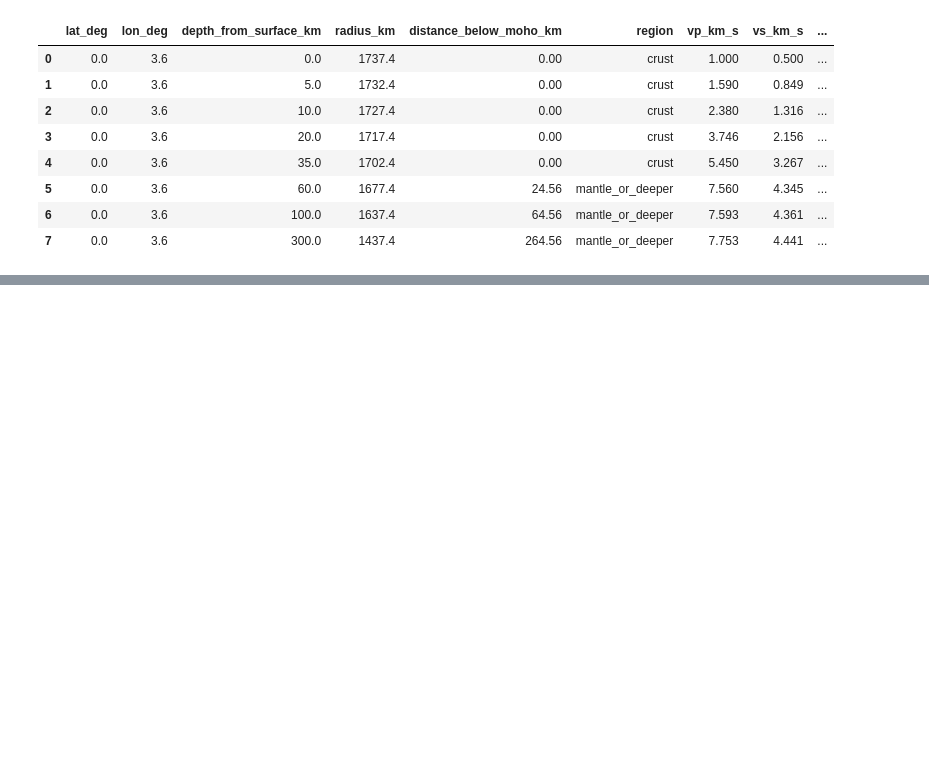
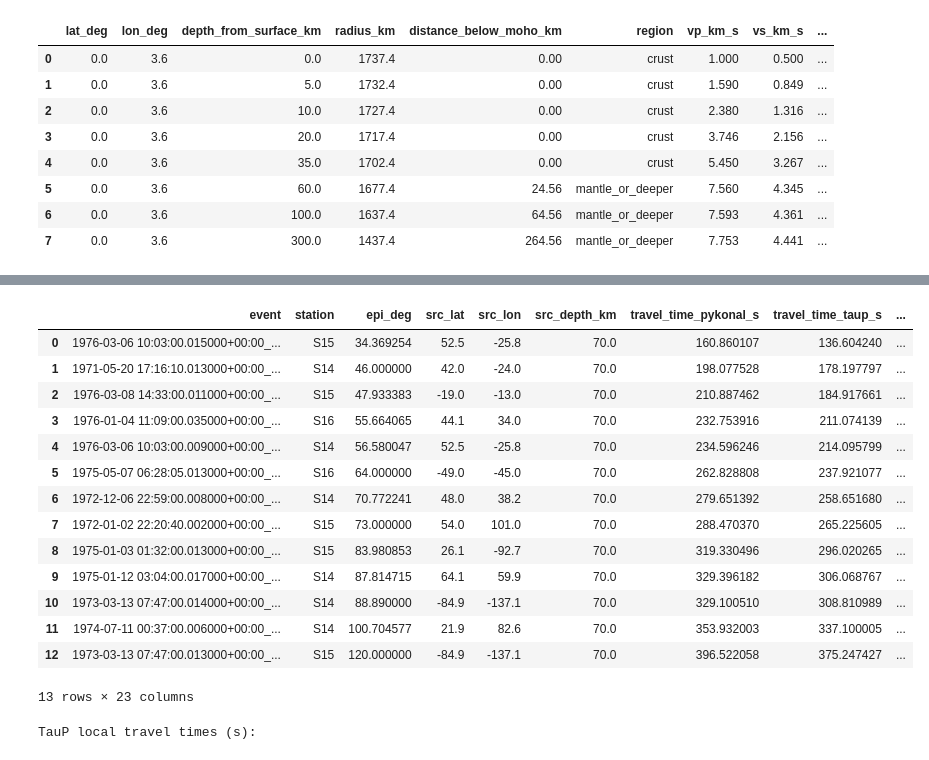
Before and after one commit to RamonMargarit/Heterogeneities-project, a Jupyter notebook: notebooks/Ray_Paths_3D_Reference_Model_Margarit.ipynb, the cells around one changed output, grey strips where cells are left out. Cells and saved outputs as stored; diff of their text form; code cells hidden in the pictures; blank space fills up the shorter version.

```diff
--- a/notebooks/Ray_Paths_3D_Reference_Model_Margarit.ipynb
+++ b/notebooks/Ray_Paths_3D_Reference_Model_Margarit.ipynb
@@ -866,6 +954,39 @@ display(catalog_df[["event", "station", "epi_deg", "lat", "Lon", "depth_km"]])
 # %%
+result_columns = [
+    "event",
+    "station",
+    "epi_deg",
+    "src_lat",
+    "src_lon",
+    "src_depth_km",
+    "travel_time_pykonal_s",
+    "travel_time_taup_s",
+    "travel_time_taup_source_local_s",
+    "travel_time_taup_receiver_local_s",
+    "travel_time_taup_local_mean_s",
+    "delta_t_pykonal_minus_taup_s",
+    "delta_t_pykonal_minus_taup_local_mean_s",
+    "delta_t_taup_local_mean_minus_taup_s",
+    "phase",
+    "taup_phase_name",
+    "taup_source_local_phase_name",
+    "taup_receiver_local_phase_name",
+    "source_local_crust_thickness_km",
+    "receiver_local_crust_thickness_km",
+    "trace_method",
+    "seeded_nodes",
+    "trace_stop_reason",
+]
+
 solutions = []
+skipped_events = []
 for row in catalog_df.to_dict(orient="records"):
+    epi_deg = pd.to_numeric(row.get("epi_deg", np.nan), errors="coerce")
+    if not np.isfinite(epi_deg):
+        skipped_events.append({"event": row.get("event"), "reason": "missing epi_deg"})
+        continue
+
+    row["epi_deg"] = float(epi_deg)
     sol = solve_event_with_pykonal_cartesian(row, velocity_3d, xyz_axis)
     taup_ref = build_taup_reference(row, taup_model)
     taup_source = build_local_taup_reference(row, Reference_Model_Margarit_3D, role_tag="source")
@@ -895,41 +1016,76 @@ for row in catalog_df.to_dict(orient="records"):
     sol["taup_local_mean_ray_xyz"] = local_mean_ray_xyz
     solutions.append(sol)
 
-results_df = pd.DataFrame([
+result_rows = [
     {
         "event": sol["event"],
         "station": sol["station"],
         "epi_deg": sol["epi_deg"],
         "src_lat": sol["src_lat"],
         "src_lon": sol["src_lon"],
         "src_depth_km": sol["src_depth_km"],
         "travel_time_pykonal_s": sol["travel_time_s"],
         "travel_time_taup_s": sol["taup_travel_time_s"],
         "travel_time_taup_source_local_s": sol["taup_source_local_travel_time_s"],
         "travel_time_taup_receiver_local_s": sol["taup_receiver_local_travel_time_s"],
         "travel_time_taup_local_mean_s": sol["taup_local_mean_travel_time_s"],
         "delta_t_pykonal_minus_taup_s": sol["travel_time_s"] - sol["taup_travel_time_s"],
         "delta_t_pykonal_minus_taup_local_mean_s": sol["travel_time_s"] - sol["taup_local_mean_travel_time_s"],
         "delta_t_taup_local_mean_minus_taup_s": sol["taup_local_mean_travel_time_s"] - sol["taup_travel_time_s"],
         "phase": PHASE_NAME,
         "taup_phase_name": sol["taup_phase_name"],
         "taup_source_local_phase_name": sol["taup_source_local_phase_name"],
         "taup_receiver_local_phase_name": sol["taup_receiver_local_phase_name"],
         "source_local_crust_thickness_km": sol["taup_source_local_model_info"]["crust_thickness_km"],
         "receiver_local_crust_thickness_km": sol["taup_receiver_local_model_info"]["crust_thickness_km"],
         "trace_method": sol["trace_method"],
         "seeded_nodes": sol["seeded_nodes"],
         "trace_stop_reason": sol["trace_stop_reason"],
     }
     for sol in solutions
-]).sort_values(["epi_deg", "station"]).reset_index(drop=True)
+]
+
+results_df = pd.DataFrame(result_rows, columns=result_columns)
+if not results_df.empty:
+    results_df = results_df.sort_values(["epi_deg", "station"]).reset_index(drop=True)
 
 RESULTS_CSV.parent.mkdir(parents=True, exist_ok=True)
 results_df.to_csv(RESULTS_CSV, index=False)
 
 display(results_df)
-print(f"Mean residual (pykonal - TauP 1D Garcia): {results_df['delta_t_pykonal_minus_taup_s'].mean():.3f} s")
-print(f"Mean residual (pykonal - TauP local mean): {results_df['delta_t_pykonal_minus_taup_local_mean_s'].mean():.3f} s")
-print(f"RMS residual vs TauP 1D Garcia: {np.sqrt(np.mean(results_df['delta_t_pykonal_minus_taup_s'] ** 2)):.3f} s")
-print(f"RMS residual vs TauP local mean: {np.sqrt(np.mean(results_df['delta_t_pykonal_minus_taup_local_mean_s'] ** 2)):.3f} s")
+if skipped_events:
+    print(f"Skipped events without usable epi_deg: {len(skipped_events)}")
+if results_df.empty:
+    print("No events with usable epicentral distance. Results table is empty.")
+else:
+    taup_summary_cols = [
+        "event",
+        "station",
+        "travel_time_taup_source_local_s",
+        "travel_time_taup_receiver_local_s",
+        "travel_time_taup_local_mean_s",
+    ]
+    print("TauP local travel times (s):")
+    display(results_df[taup_summary_cols])
+    print(f"Mean residual (pykonal - TauP 1D Garcia): {results_df['delta_t_pykonal_minus_taup_s'].mean():.3f} s")
+    print(f"Mean residual (pykonal - TauP local mean): {results_df['delta_t_pykonal_minus_taup_local_mean_s'].mean():.3f} s")
+    print(f"RMS residual vs TauP 1D Garcia: {np.sqrt(np.mean(results_df['delta_t_pykonal_minus_taup_s'] ** 2)):.3f} s")
+    print(f"RMS residual vs TauP local mean: {np.sqrt(np.mean(results_df['delta_t_pykonal_minus_taup_local_mean_s'] ** 2)):.3f} s")
 print(f"Saved results to: {RESULTS_CSV}")
+# %% [output]
+|  | event | station | epi_deg | src_lat | src_lon | src_depth_km | travel_time_pykonal_s | travel_time_taup_s | ... |
+| 0 | 1976-03-06 10:03:00.015000+00:00_... | S15 | 34.369254 | 52.5 | -25.8 | 70.0 | 160.860107 | 136.604240 | ... |
+| 1 | 1971-05-20 17:16:10.013000+00:00_... | S14 | 46.000000 | 42.0 | -24.0 | 70.0 | 198.077528 | 178.197797 | ... |
+| 2 | 1976-03-08 14:33:00.011000+00:00_... | S15 | 47.933383 | -19.0 | -13.0 | 70.0 | 210.887462 | 184.917661 | ... |
+| 3 | 1976-01-04 11:09:00.035000+00:00_... | S16 | 55.664065 | 44.1 | 34.0 | 70.0 | 232.753916 | 211.074139 | ... |
+| 4 | 1976-03-06 10:03:00.009000+00:00_... | S14 | 56.580047 | 52.5 | -25.8 | 70.0 | 234.596246 | 214.095799 | ... |
+| 5 | 1975-05-07 06:28:05.013000+00:00_... | S16 | 64.000000 | -49.0 | -45.0 | 70.0 | 262.828808 | 237.921077 | ... |
+| 6 | 1972-12-06 22:59:00.008000+00:00_... | S14 | 70.772241 | 48.0 | 38.2 | 70.0 | 279.651392 | 258.651680 | ... |
+| 7 | 1972-01-02 22:20:40.002000+00:00_... | S15 | 73.000000 | 54.0 | 101.0 | 70.0 | 288.470370 | 265.225605 | ... |
+| 8 | 1975-01-03 01:32:00.013000+00:00_... | S15 | 83.980853 | 26.1 | -92.7 | 70.0 | 319.330496 | 296.020265 | ... |
+| 9 | 1975-01-12 03:04:00.017000+00:00_... | S14 | 87.814715 | 64.1 | 59.9 | 70.0 | 329.396182 | 306.068767 | ... |
+| 10 | 1973-03-13 07:47:00.014000+00:00_... | S14 | 88.890000 | -84.9 | -137.1 | 70.0 | 329.100510 | 308.810989 | ... |
+| 11 | 1974-07-11 00:37:00.006000+00:00_... | S14 | 100.704577 | 21.9 | 82.6 | 70.0 | 353.932003 | 337.100005 | ... |
+| 12 | 1973-03-13 07:47:00.013000+00:00_... | S15 | 120.000000 | -84.9 | -137.1 | 70.0 | 396.522058 | 375.247427 | ... |
+13 rows × 23 columns
+TauP local travel times (s):
```
Also changed, not shown: parts of 8 cells of this notebook, 23 other files.
